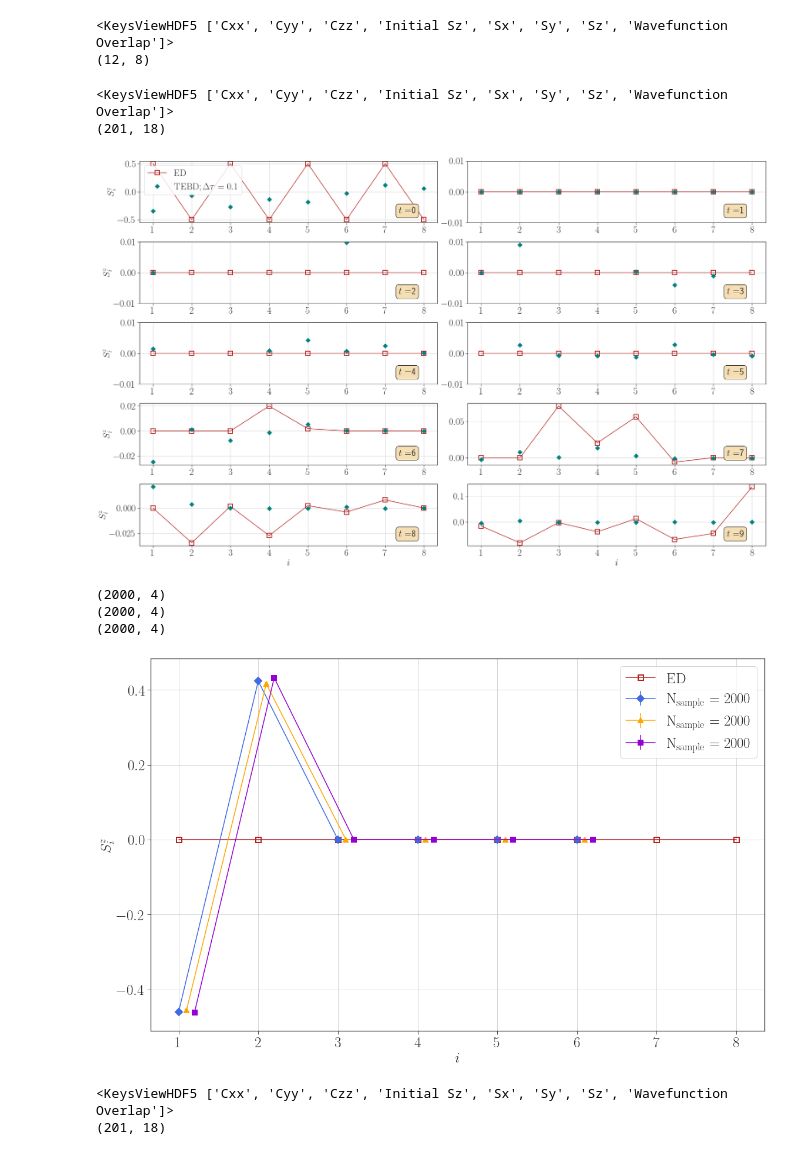
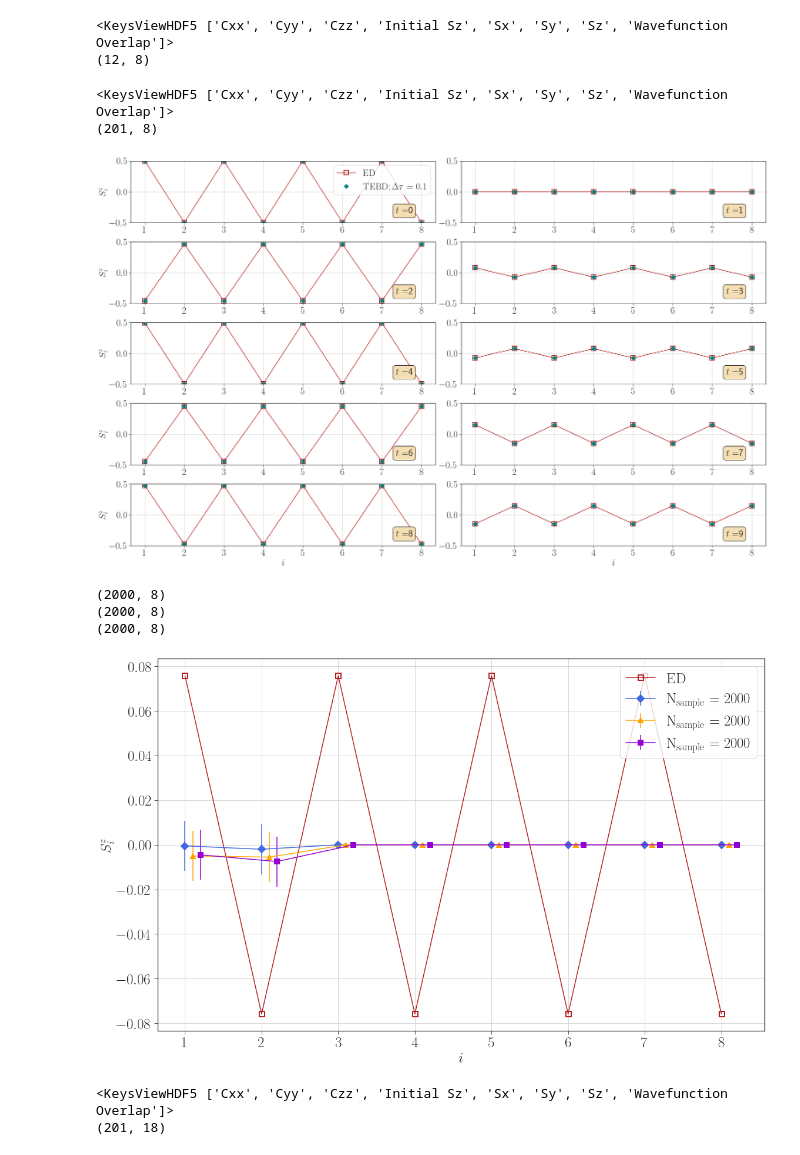
Before and after one commit to xiaobo-23/EntangledLightConeSampling, a Jupyter notebook: HQA_Data_Analysis.ipynb, the cells around one changed output. Drawn from its saved outputs; the diff is of its cells as text; code cells hidden in the pictures.

Commit message:
Benchmark the holoQUADS circuit without the Ising interaction

```diff
--- a/HQA_Data_Analysis.ipynb
+++ b/HQA_Data_Analysis.ipynb
@@ -466,15 +466,15 @@ def data_extrapolation(file_name, label):
     print(tmp_Sz.shape)
     return tmp_Sz
 # %%
-Sz_ED = data_extrapolation("Data/ED_N8_h0.2_Iteration12_AFM.h5", "Sz")
+Sz_ED = data_extrapolation("Data/ED_N8_h0.2_Iteration12_Rotations_Only_AFM.h5", "Sz")
 # %% [output]
 <KeysViewHDF5 ['Cxx', 'Cyy', 'Czz', 'Initial Sz', 'Sx', 'Sy', 'Sz', 'Wavefunction Overlap']>
 (12, 8)
 # %%
-Sz_TEBD = data_extrapolation("Data/TEBD_N18_h0.2_tau0.1_T20.0_Random.h5", "Sz")
+Sz_TEBD = data_extrapolation("Data/TEBD_N8_h0.2_tau0.1_T20.0_Rotations_Only_AFM.h5", "Sz")
 # %% [output]
 <KeysViewHDF5 ['Cxx', 'Cyy', 'Czz', 'Initial Sz', 'Sx', 'Sy', 'Sz', 'Wavefunction Overlap']>
-(201, 18)
+(201, 8)
 # %%
 '''
     Analyze the \Delta\tau dependence of real-time dynamics for the kicked Ising model
@@ -505,7 +505,7 @@ for ind in range(10):
 #     ax.set_ylim(-0.2, 0.3)
 #     if max(abs(Sz_ED[ind, :])) < 1E-8:
 #         ax.set_ylim(-1E-8, 1E-8)
-
+    ax.set_ylim(-0.5, 0.5)
     ax.tick_params(axis = "both", which = "major", labelsize = 25)
     ax.text(.87, .15, r'$t = $' + str(ind), \
             transform = ax.transAxes, fontsize = 25, bbox = dict(boxstyle = "round", facecolor = 'wheat', alpha = 1.0))
@@ -516,7 +516,7 @@ for ind in range(10):
 
 # plt.savefig('Figures/Kicked_Ising_h0.2_TEBD_ED_Benchmark_Sz_Longitudinal_Only_Random_QN_Link2.pdf')
 # %% [output]
-[figure, old version]
+[figure, new version]
 # %%
 '''
     A simple function to extrapolate data from HDF5 file
@@ -539,20 +539,19 @@ def data_extrapolation_sample(file_name, label):
 '''
 
 Sz_ave, Sz_err = [], []
-path = "Data/holoQUADS_Circuit_N4_h0.2_T1.0_Measure2000_AFM_Correction"
+path = "Data/holoQUADS_Circuit_N8_h0.2_T3.0_Measure2000_Kick_Only_AFM_"
 handle = "Sz"
 
 for ind in range(3):
-    tmp_path = path + str(ind + 1) + ".h5"
-    # tmp_path = path + "Test" + str(ind + 1) + ".h5"
+    tmp_path = path + "Test" + str(ind + 1) + ".h5"
     tmp_ave, tmp_err = data_extrapolation_sample(tmp_path, handle)
     Sz_ave.append(tmp_ave); Sz_err.append(tmp_err)
 
 # print(len(Sz_ave)); print(len(Sz_ave[0]))
 # %% [output]
-(2000, 4)
-(2000, 4)
-(2000, 4)
+(2000, 8)
+(2000, 8)
+(2000, 8)
 # %%
 '''
     Benchmark holoQUADS circuit against ED and TEBD codes using Sz
@@ -566,35 +565,35 @@ ax1 = fig.add_subplot(spec[0, 0])
 color = ['royalblue', 'orange', 'darkviolet', 'teal', 'coral']
 marker = ['D', '^', 's', 'o', '>']
 label = [r'$\rm N_{sample} = 2000$' for ind in range(5)]
 
 for ind in range(3):
-    ax1.errorbar(np.arange(1, 5) + 0.1 * ind, Sz_ave[ind][ : 8], yerr = Sz_err[ind][ : 8], color = color[ind], marker = marker[ind], markersize = 8, \
+    ax1.errorbar(np.arange(1, 9) + 0.1 * ind, Sz_ave[ind][:], yerr = Sz_err[ind][:], color = color[ind], marker = marker[ind], markersize = 8, \
                  markeredgecolor = color[ind], markeredgewidth = 2, label = label[ind])
 
 ax1.plot(np.arange(1, 9), Sz_ED[3, :], color = 'firebrick', marker = 's', markersize = 9, \
      markeredgecolor = 'firebrick', markerfacecolor = 'none', markeredgewidth = 2, label = r'$\rm ED$')
 # ax1.plot(np.arange(1, 19), Sz_TEBD[80, :], color = 'firebrick', marker = 's', markersize = 9, \
 #      markeredgecolor = 'firebrick', markerfacecolor = 'none', markeredgewidth = 2, label = r'$\rm ED$')
 # ax1.plot(np.arange(1, 9), Sz_ED[8, :], color = 'firebrick', marker = 's', markersize = 9, \
 #      markeredgecolor = 'firebrick', markerfacecolor = 'none', markeredgewidth = 2, label = r'$\rm ED$')
 
 # ax1.plot(np.arange(1, 9), np.array(h5py.File("Data/ED_N8_h0.2_Iteration12_Random1.h5")["Initial Sz"]).real, \
 #          marker = ">", markersize = 6, color = "teal", linestyle = "", label = r'$\rm ED \;\; Initialization$')
 # ax1.plot(np.arange(1, 9), np.array(h5py.File("Data/holoQUADS_Circuit_N8_h0.2_T3.0_Measure2000_Random_Update_Test1.h5")["Initial Sz"]).real, color = "darkblue",\
 #          marker = ">", markersize = 12, markerfacecolor = "none", linestyle = "-.", label = r'$\rm holoQUADS \;\; Initialization$')
 
 ax1.set_xlabel(r'$i$', fontsize = 25)
 ax1.set_ylabel(r'$S^{z}_{i}$', fontsize = 25)
 # ax1.set_xticks(np.arange(1, 9))
 # ax1.set_xlim(.97, 2.1)
 # ax1.set_ylim(-.1, .5)
 ax1.tick_params(axis = "both", which = "major", labelsize = 25)
 ax1.legend(frameon = True, fontsize = 25)
 ax1.grid()
 
 # plt.savefig('Figures/Kick_Ising_holoQUADS_Benchmark_Random_h0.2_t=3_Sz_Random2.pdf')
 # %% [output]
-[figure, old version]
+[figure, new version]
 # %%
 Sz_TEBD = data_extrapolation("Data/TEBD_N18_h0.2_tau0.1_T20.0_Random.h5", "Sz")
 # %% [output]
```
Also changed, not shown: 3 other files.
